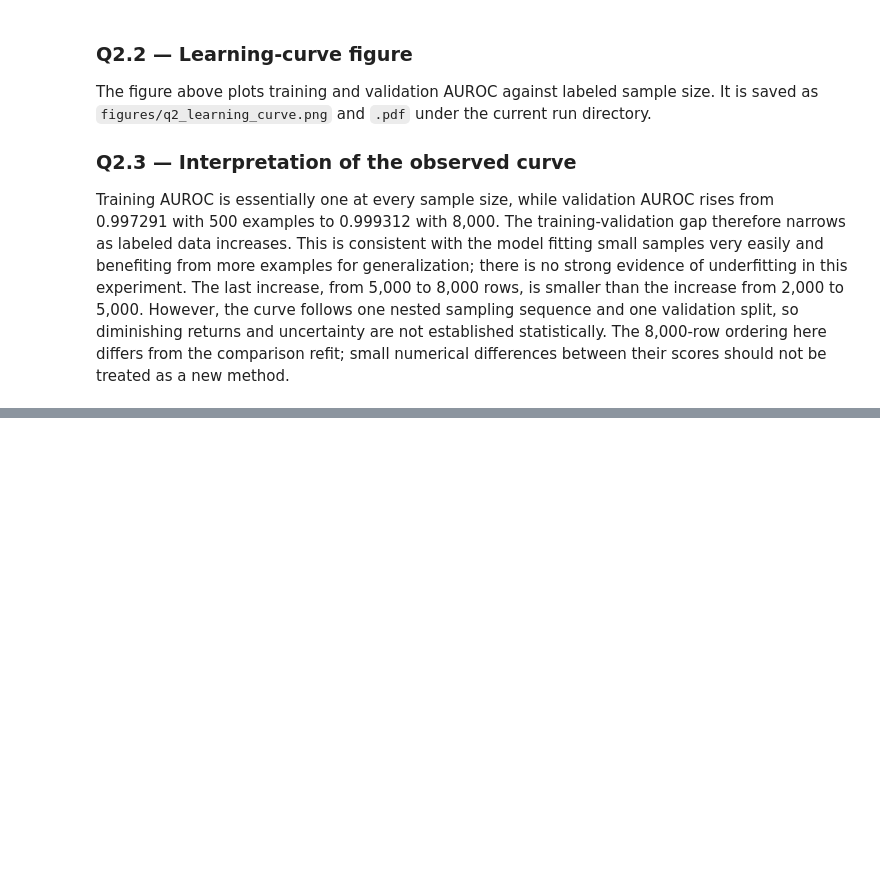
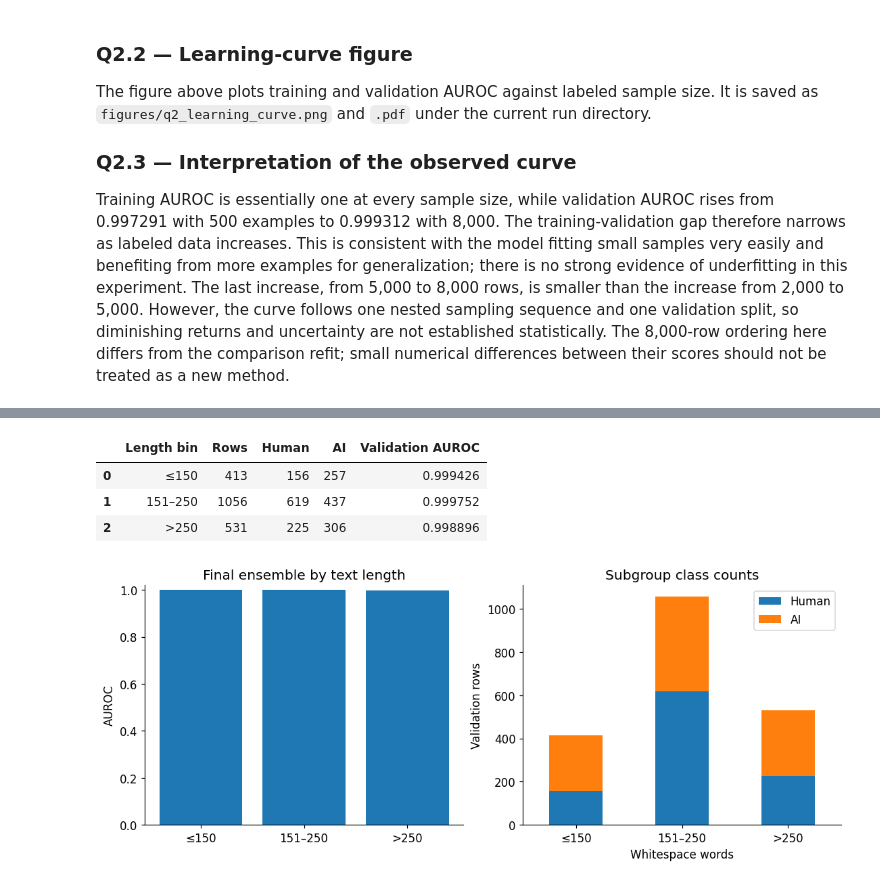
Before and after one commit to HsiangTNA/human-or-ai-submissions, a Jupyter notebook: submissions/group-number-1 /Human_or_AI_Full_Colab_Training.ipynb, the cells around one changed output, grey strips where cells are left out. Saved outputs shown, nothing was run; the diff lists cells and outputs as text; code cells hidden in the pictures; blank space fills up the shorter version.

```diff
--- a/submissions/group-number-1 /Human_or_AI_Full_Colab_Training.ipynb
+++ b/submissions/group-number-1 /Human_or_AI_Full_Colab_Training.ipynb
@@ -1254,0 +1321,11 @@ Training AUROC is essentially one at every sample size, while validation AUROC r
+# %%
+q4_metrics = pd.DataFrame([{'Split':split,'Rows':len(part),
+    'AUROC':roc_auc_score(part.label,part.probability),
+    'Log loss':log_loss(part.label,part.probability)}
+    for split,part in development_predictions.groupby('split',sort=False)])
+q4_metrics.to_csv(RUN_DIR/'tables/q4_final_model_metrics.csv',index=False)
+display(q4_metrics)
+final_val = development_predictions.loc[VAL_IDS].copy()
+final_val['text'] = indexed_train.loc[VAL_IDS,'text']
+final_val = final_val.reset_index()
+print('Training–validation AUROC gap:',q4_metrics.AUROC.iloc[0]-q4_metrics.AUROC.iloc[1])
@@ -1254,0 +1340,26 @@ Training AUROC is essentially one at every sample size, while validation AUROC r
+# %%
+final_val['words'] = final_val.text.str.split().str.len()
+final_val['length_bin'] = pd.cut(final_val.words, [0, 150, 250, np.inf], labels=['≤150', '151–250', '>250'])
+rows = []
+for (name, group) in final_val.groupby('length_bin', observed=True):
+    rows.append({'Length bin': str(name), 'Rows': len(group),
+            'Human': int(group.label.eq(0).sum()), 'AI': int(group.label.eq(1).sum()),
+            'Validation AUROC': roc_auc_score(group.label,
+                group.probability) if group.label.nunique() == 2 else np.nan})
+q4_groups = pd.DataFrame(rows)
+q4_groups.to_csv(RUN_DIR / 'tables' / 'q4_length_groups.csv', index=False)
+display(q4_groups)
+(fig, axes) = plt.subplots(1, 2, figsize=(10, 4), constrained_layout=True)
+axes[0].bar(q4_groups['Length bin'], q4_groups['Validation AUROC'])
+axes[0].set(ylabel='AUROC', ylim=(0, 1.02), title='Final ensemble by text length')
+q4_groups.set_index('Length bin')[['Human', 'AI']].plot.bar(ax=axes[1], stacked=True, rot=0)
+axes[1].set(ylabel='Validation rows', xlabel='Whitespace words', title='Subgroup class counts')
+fig.savefig(RUN_DIR / 'figures/q4_length_subgroups.png', dpi=200, bbox_inches='tight')
+fig.savefig(RUN_DIR / 'figures/q4_length_subgroups.pdf', bbox_inches='tight')
+plt.show()
+# %% [output]
+|  | Length bin | Rows | Human | AI | Validation AUROC |
+| 0 | ≤150 | 413 | 156 | 257 | 0.999426 |
+| 1 | 151–250 | 1056 | 619 | 437 | 0.999752 |
+| 2 | >250 | 531 | 225 | 306 | 0.998896 |
+[figure, added]
```
Also changed, not shown: parts of 9 cells of this notebook.
